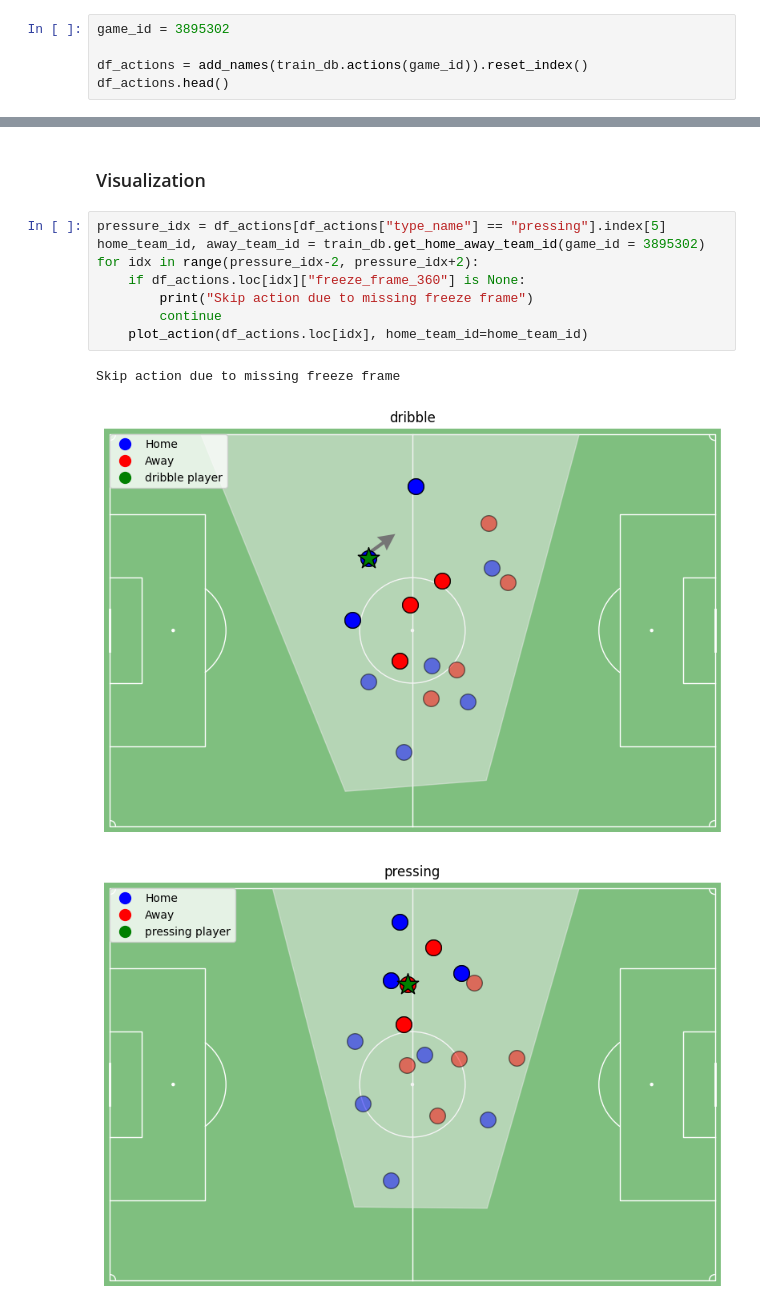
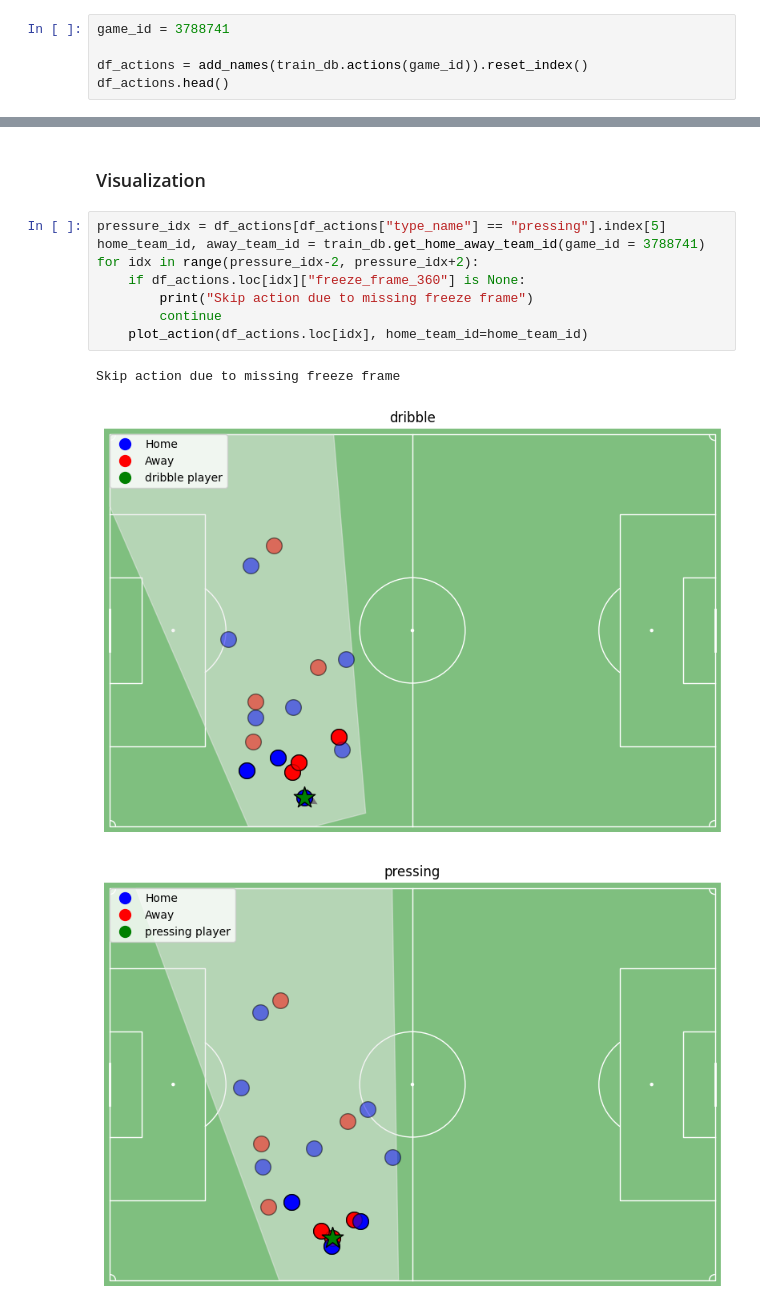
Before and after one commit to leemingo/sr-press, a Jupyter notebook: notebook/3-training-models.ipynb, the cells around one changed output, grey strips where cells are left out. Cells and saved outputs as stored; diff of their text form.

```diff
--- a/notebook/3-training-models.ipynb
+++ b/notebook/3-training-models.ipynb
@@ -229,5 +215,5 @@ plt.show()
 # %%
-game_id = 3895302
+game_id = 3788741
 
 df_actions = add_names(train_db.actions(game_id)).reset_index()
 df_actions.head()
@@ -243,13 +229,13 @@ df_actions.head()
 ### Visualization
 # %%
 pressure_idx = df_actions[df_actions["type_name"] == "pressing"].index[5]
-home_team_id, away_team_id = train_db.get_home_away_team_id(game_id = 3895302)
+home_team_id, away_team_id = train_db.get_home_away_team_id(game_id = 3788741)
 for idx in range(pressure_idx-2, pressure_idx+2):
     if df_actions.loc[idx]["freeze_frame_360"] is None:
         print("Skip action due to missing freeze frame")
         continue
     plot_action(df_actions.loc[idx], home_team_id=home_team_id)
 # %% [output]
 Skip action due to missing freeze frame
-[figure, old version]
+[figure, new version]
-[figure, old version]
+[figure, new version]
```
Also changed, not shown: parts of 17 cells of this notebook, 2 other files.
